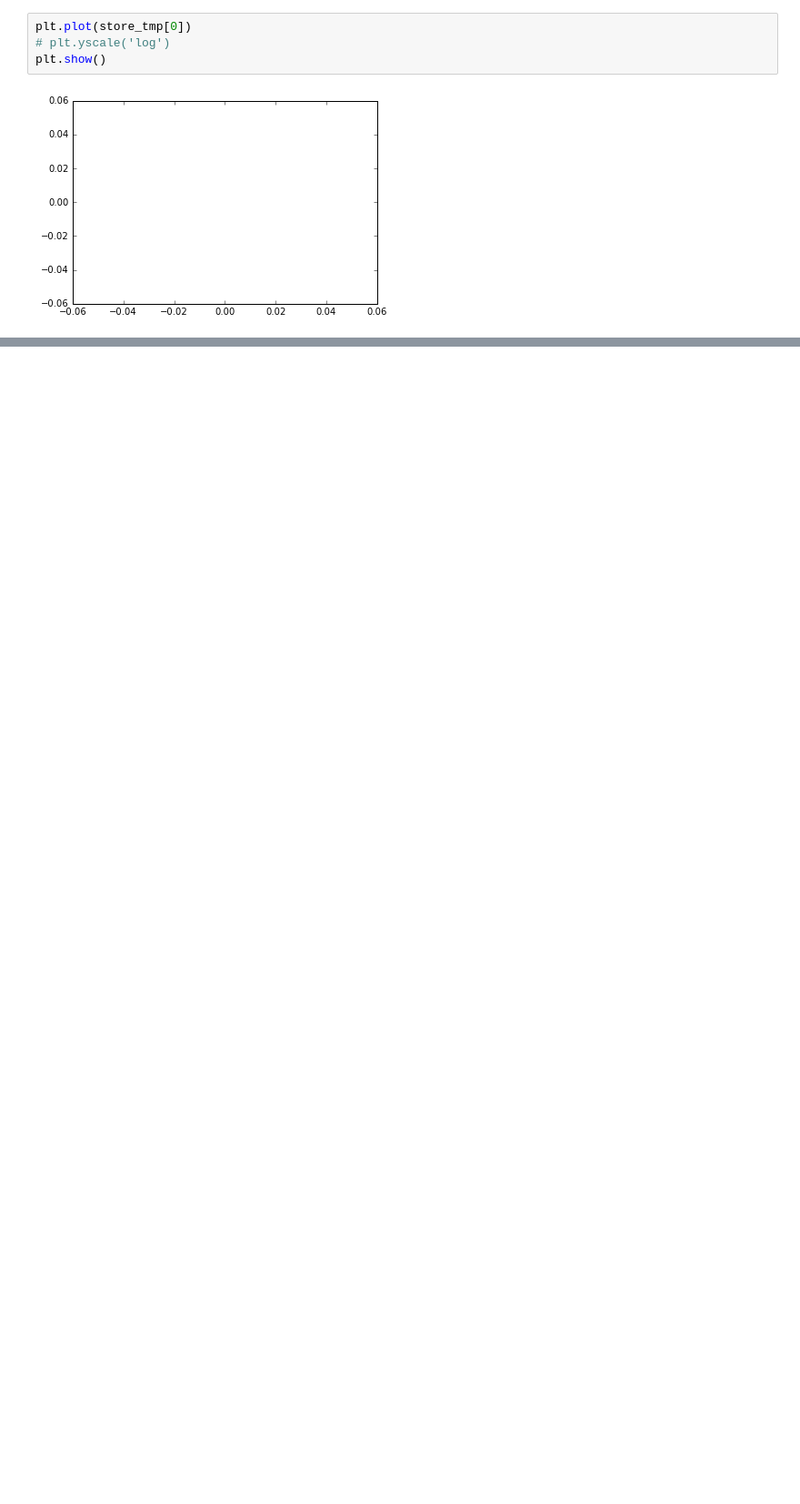
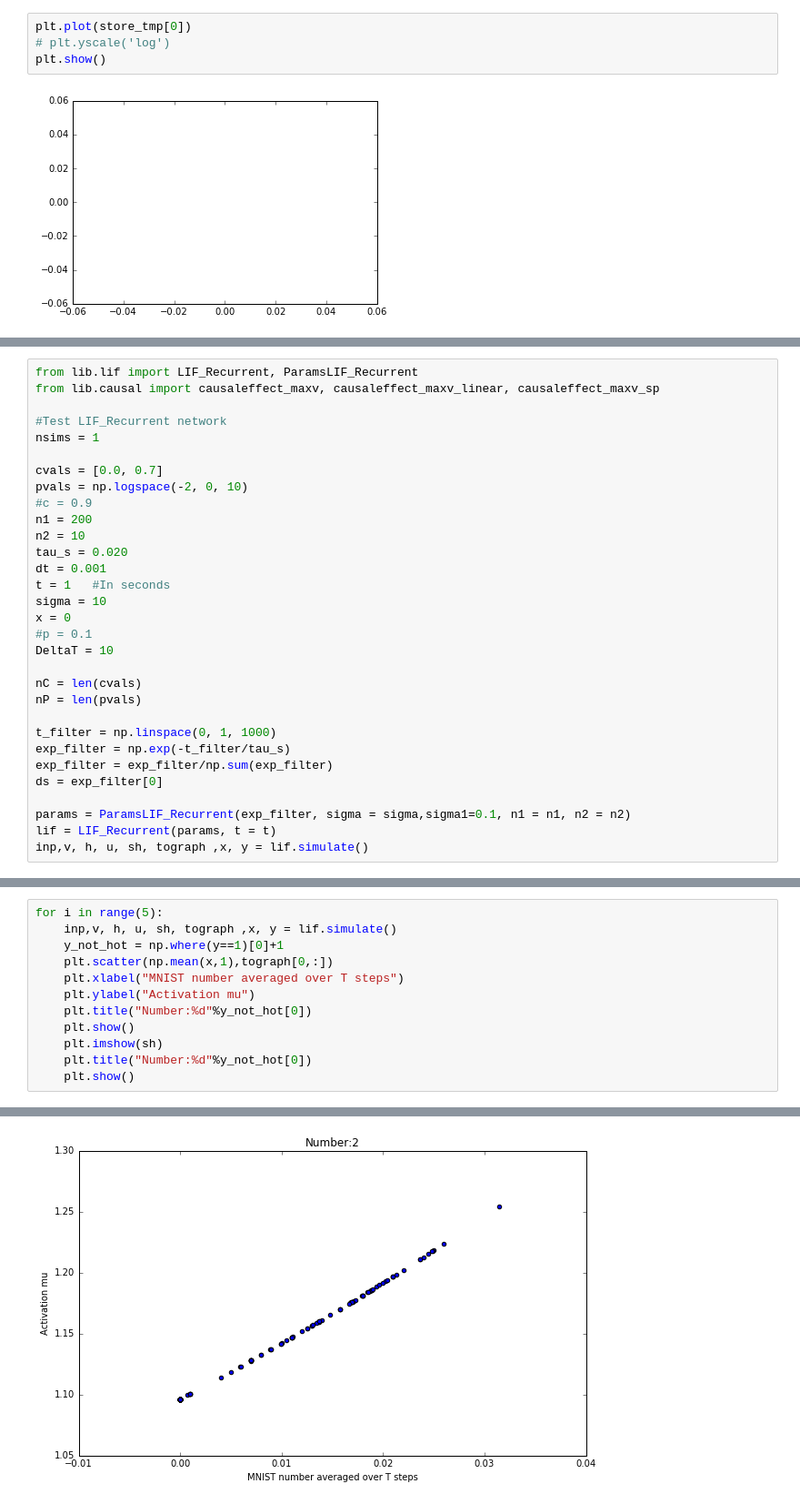
Before and after one commit to prashanth-prakash/Spiking-rdd, a Jupyter notebook: Testing.ipynb, the cells around one changed output, grey strips where cells are left out. Shown at 91% size. Saved outputs shown, nothing was run; the diff lists cells and outputs as text; blank space fills up the shorter version.

```diff
--- a/Testing.ipynb
+++ b/Testing.ipynb
@@ -35,0 +87,31 @@ plt.show()
+# %%
+from lib.lif import LIF_Recurrent, ParamsLIF_Recurrent
+from lib.causal import causaleffect_maxv, causaleffect_maxv_linear, causaleffect_maxv_sp
+
+#Test LIF_Recurrent network
+nsims = 1
+
+cvals = [0.0, 0.7]
+pvals = np.logspace(-2, 0, 10)
+#c = 0.9
+n1 = 200
+n2 = 10
+tau_s = 0.020
+dt = 0.001
+t = 1   #In seconds
+sigma = 10
+x = 0
+#p = 0.1
+DeltaT = 10
+
+nC = len(cvals)
+nP = len(pvals)
+
+t_filter = np.linspace(0, 1, 1000)
+exp_filter = np.exp(-t_filter/tau_s)
+exp_filter = exp_filter/np.sum(exp_filter)
+ds = exp_filter[0]
+
+params = ParamsLIF_Recurrent(exp_filter, sigma = sigma,sigma1=0.1, n1 = n1, n2 = n2)
+lif = LIF_Recurrent(params, t = t)
+inp,v, h, u, sh, tograph ,x, y = lif.simulate()
@@ -35,0 +121,13 @@ plt.show()
+# %%
+for i in range(5):
+    inp,v, h, u, sh, tograph ,x, y = lif.simulate()
+    y_not_hot = np.where(y==1)[0]+1
+    plt.scatter(np.mean(x,1),tograph[0,:])
+    plt.xlabel("MNIST number averaged over T steps")
+    plt.ylabel("Activation mu")
+    plt.title("Number:%d"%y_not_hot[0])
+    plt.show()
+    plt.imshow(sh)
+    plt.title("Number:%d"%y_not_hot[0])
+    plt.show()
+# %% [output]
@@ -35,0 +136 @@ plt.show()
+[figure, added]
```
Also changed, not shown: parts of 11 cells of this notebook, 2 other files.
